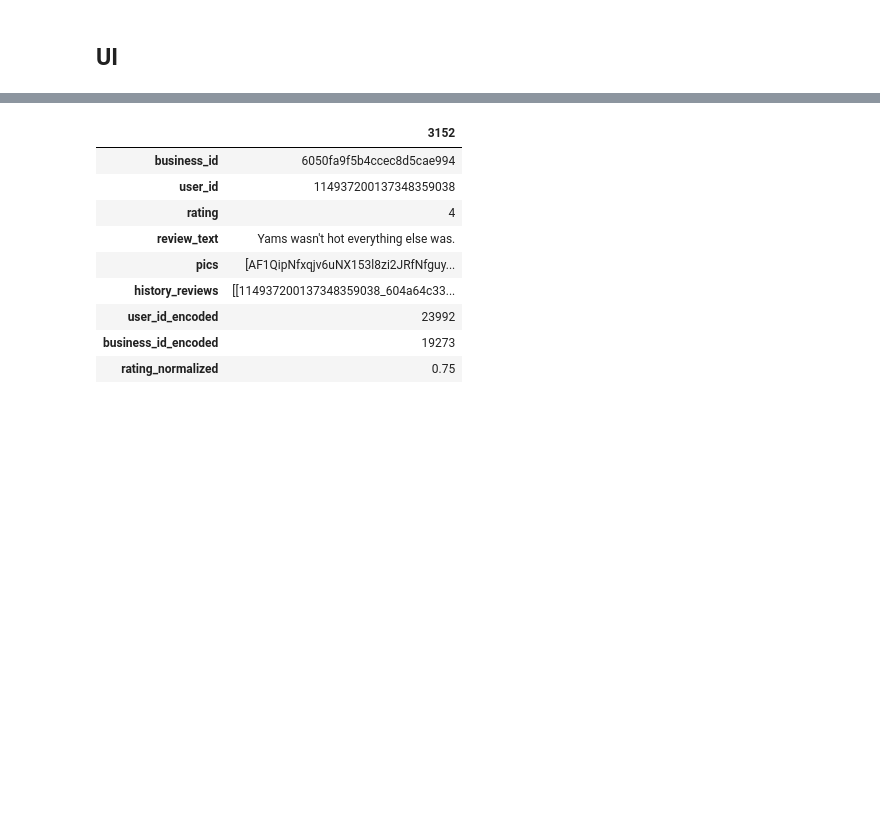
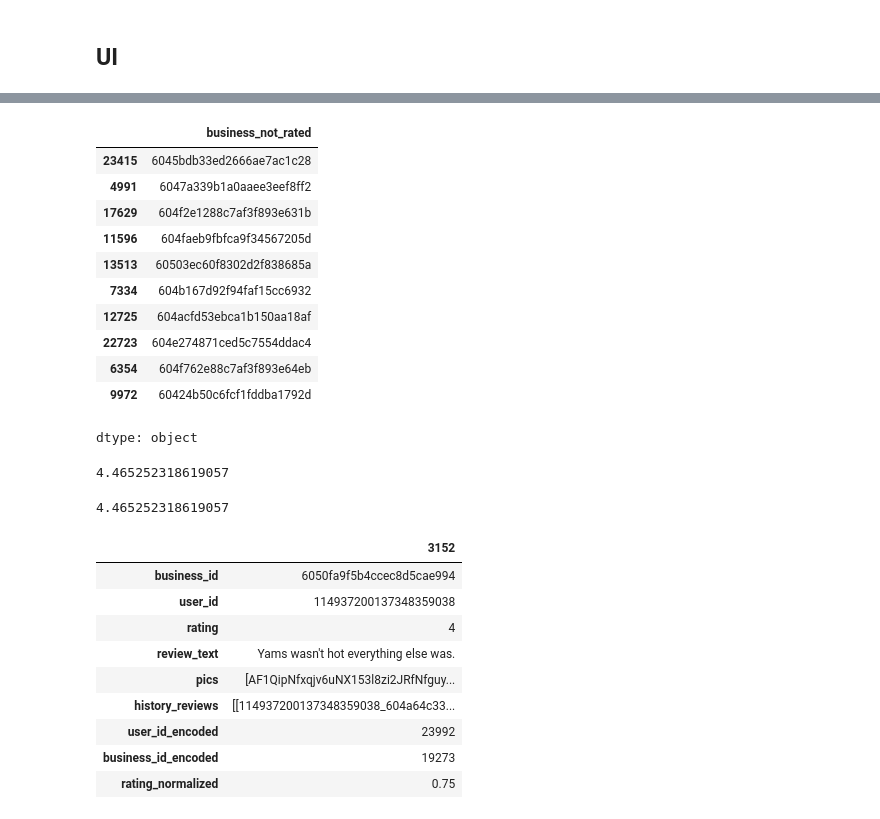
Before and after one commit to xiaotwu/New_Tasty, a Jupyter notebook: src/UI.ipynb, the cells around one changed output, grey strips where cells are left out. Drawn from its saved outputs; the diff is of its cells as text; code cells hidden in the pictures; blank space fills up the shorter version.

```diff
--- a/src/UI.ipynb
+++ b/src/UI.ipynb
@@ -332,0 +391,15 @@ top_10_recommendations
+# %%
+top_10_recommendations['business_not_rated']
+# %% [output]
+|  | business_not_rated |
+| 23415 | 6045bdb33ed2666ae7ac1c28 |
+| 4991 | 6047a339b1a0aaee3eef8ff2 |
+| 17629 | 604f2e1288c7af3f893e631b |
+| 11596 | 604faeb9fbfca9f34567205d |
+| 13513 | 60503ec60f8302d2f838685a |
+| 7334 | 604b167d92f94faf15cc6932 |
+| 12725 | 604acfd53ebca1b150aa18af |
+| 22723 | 604e274871ced5c7554ddac4 |
+| 6354 | 604f762e88c7af3f893e64eb |
+| 9972 | 60424b50c6fcf1fddba1792d |
+dtype: object
@@ -332,0 +410,4 @@ top_10_recommendations
+# %%
+User_Based_predection[0]
+# %% [output]
+4.465252318619057
@@ -333,3 +418,7 @@ top_10_recommendations
+# %%
+Item_Based_predection[0]
+# %% [output]
+4.465252318619057
 # %%
 filtered_df = df[df['business_id'] == "6050fa9f5b4ccec8d5cae994"]
 first_one = filtered_df.iloc[2]
```
Also changed, not shown: parts of 24 cells of this notebook.
